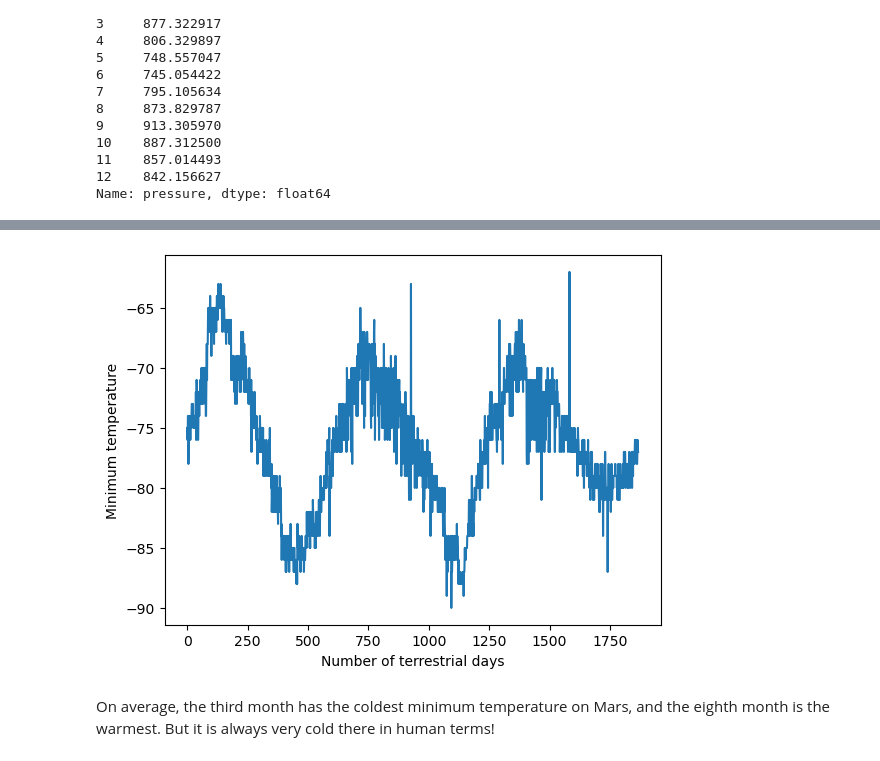
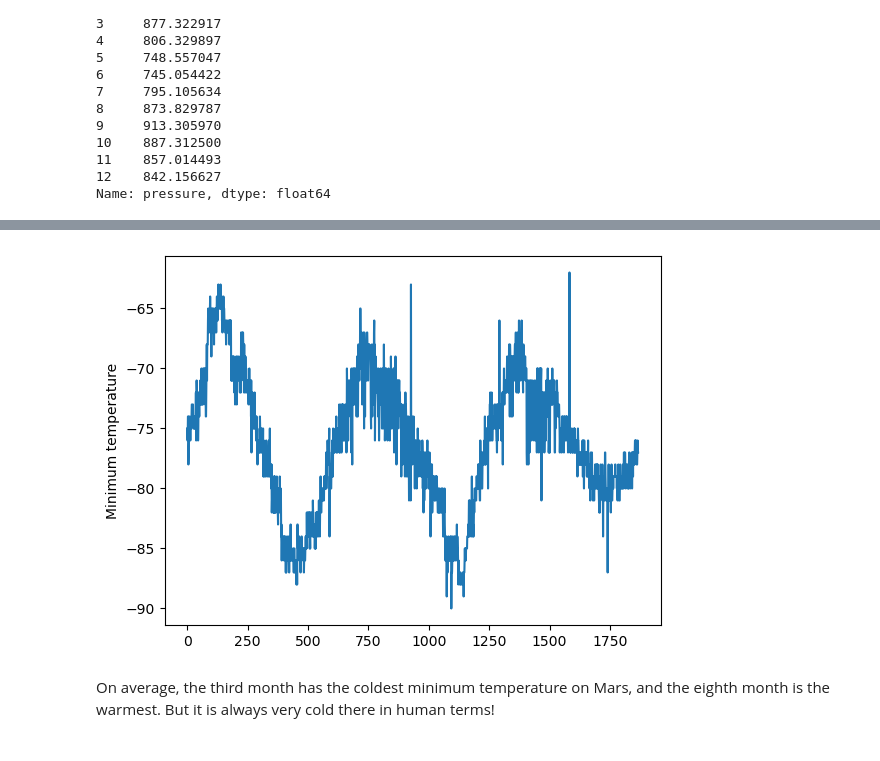
Before and after one commit to JaredWillson/mars_data, a Jupyter notebook: part_2_mars_weather.ipynb, the cells around one changed output, grey strips where cells are left out. Saved outputs shown, nothing was run; the diff lists cells and outputs as text; code cells hidden in the pictures.

```diff
--- a/part_2_mars_weather.ipynb
+++ b/part_2_mars_weather.ipynb
@@ -226,7 +252,10 @@ Name: pressure, dtype: float64
 # %%
 # 5. How many terrestrial (earth) days are there in a Martian year?
+ax = mars_df.plot(y='min_temp', legend=False)
+plt.ylabel('Minimum temperature')
+plt.show()
 # %% [output]
-[figure, old version]
+[figure, new version]
 # %% [markdown]
 On average, the third month has the coldest minimum temperature on Mars, and the eighth month is the warmest. But it is always very cold there in human terms!
 # %% [markdown]
```
Also changed, not shown: parts of 9 cells of this notebook, 2 other files.
